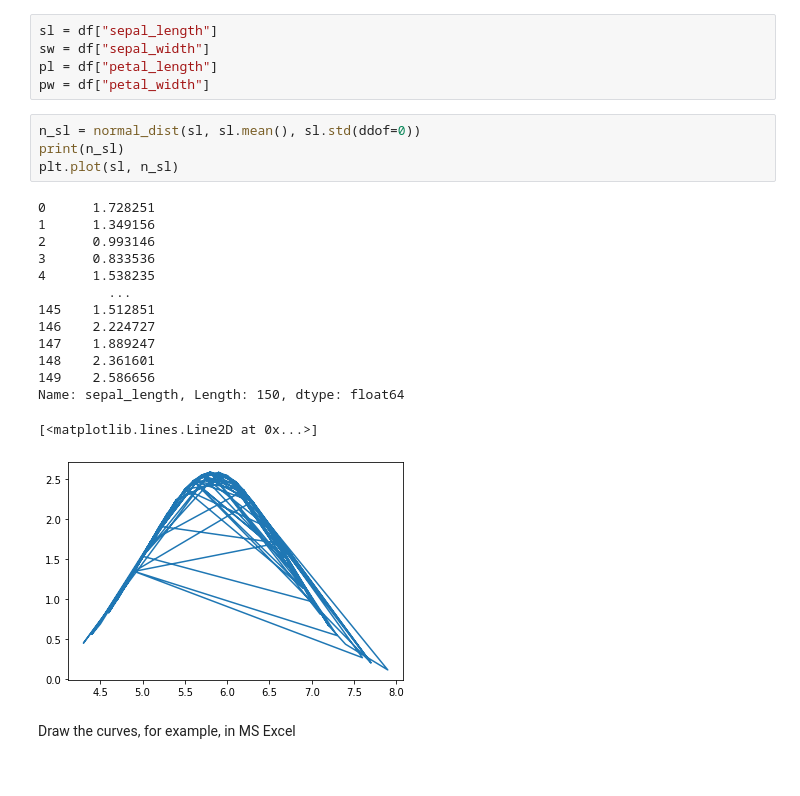
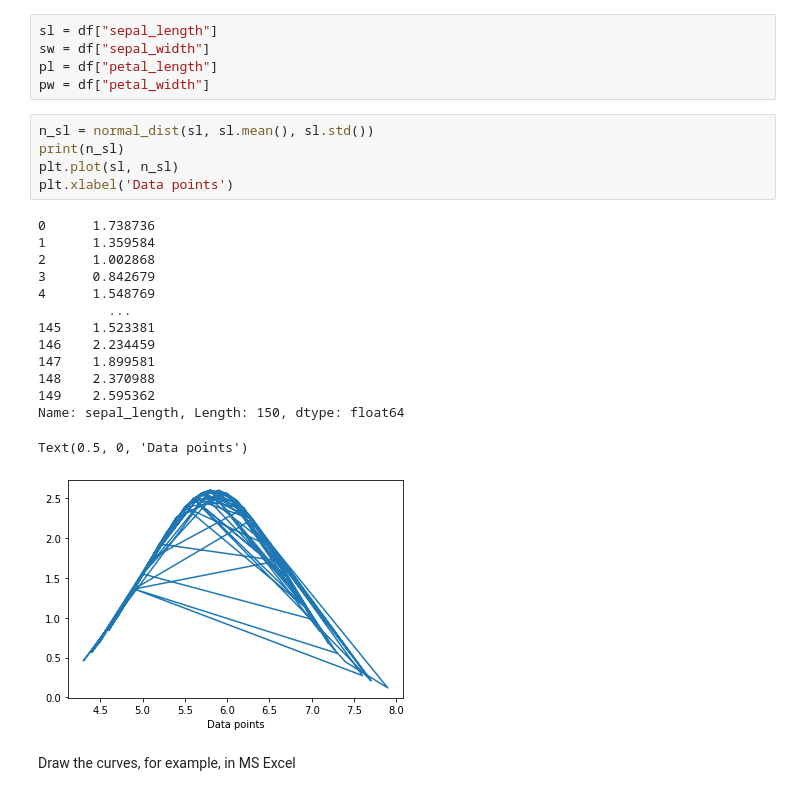
Before and after one commit to droo303/jupyter_mad, a Jupyter notebook: Assignment-n4 (IRIS).ipynb, the cells around one changed output. Drawn from its saved outputs; the diff is of its cells as text.

```diff
--- a/Assignment-n4 (IRIS).ipynb
+++ b/Assignment-n4 (IRIS).ipynb
@@ -34,24 +34,25 @@ sw = df["sepal_width"]
 pl = df["petal_length"]
 pw = df["petal_width"]
 # %%
-n_sl = normal_dist(sl, sl.mean(), sl.std(ddof=0))
+n_sl = normal_dist(sl, sl.mean(), sl.std())
 print(n_sl)
 plt.plot(sl, n_sl)
+plt.xlabel('Data points')
 # %% [output]
-0      1.728251
-1      1.349156
-2      0.993146
-3      0.833536
-4      1.538235
+0      1.738736
+1      1.359584
+2      1.002868
+3      0.842679
+4      1.548769
          ...
-145    1.512851
-146    2.224727
-147    1.889247
-148    2.361601
-149    2.586656
+145    1.523381
+146    2.234459
+147    1.899581
+148    2.370988
+149    2.595362
 Name: sepal_length, Length: 150, dtype: float64
-[<matplotlib.lines.Line2D at 0x...>]
+Text(0.5, 0, 'Data points')
-[figure, old version]
+[figure, new version]
 # %% [markdown]
 Draw the curves, for example, in MS Excel
 # %% [markdown]
```
Also changed, not shown: 2 other files.
